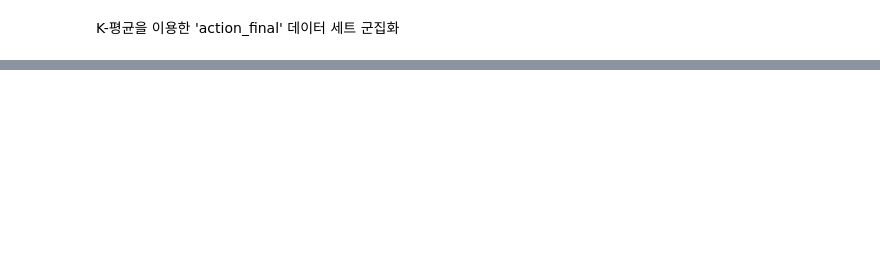
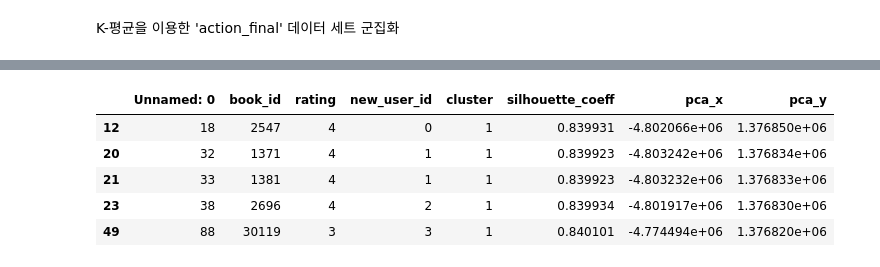
Before and after one commit to SaveFingers/git_practice, a Jupyter notebook: toy_model/Clustering_211015.ipynb, the cells around one changed output, grey strips where cells are left out. Saved outputs shown, nothing was run; the diff lists cells and outputs as text; code cells hidden in the pictures; blank space fills up the shorter version.

```diff
--- a/toy_model/Clustering_211015.ipynb
+++ b/toy_model/Clustering_211015.ipynb
@@ -240,8 +277,15 @@ print(kmeans.labels_)
 # %%
 pca = PCA(n_components = 2)
 pca_transformed = pca.fit_transform(action)
 
-action_final['pca_x'] = pca_transformed[:,0]
-action_final['pca_y'] = pca_transformed[:,1]
-action_final.head()
+action['pca_x'] = pca_transformed[:,0]
+action['pca_y'] = pca_transformed[:,1]
+action.head()
+# %% [output]
+|  | Unnamed: 0 | book_id | rating | new_user_id | cluster | silhouette_coeff | pca_x | pca_y |
+| 12 | 18 | 2547 | 4 | 0 | 1 | 0.839931 | -4.802066e+06 | 1.376850e+06 |
+| 20 | 32 | 1371 | 4 | 1 | 1 | 0.839923 | -4.803242e+06 | 1.376834e+06 |
+| 21 | 33 | 1381 | 4 | 1 | 1 | 0.839923 | -4.803232e+06 | 1.376833e+06 |
+| 23 | 38 | 2696 | 4 | 2 | 1 | 0.839934 | -4.801917e+06 | 1.376830e+06 |
+| 49 | 88 | 30119 | 3 | 3 | 1 | 0.840101 | -4.774494e+06 | 1.376820e+06 |
 # %%
```
Also changed, not shown: parts of 18 cells of this notebook.
